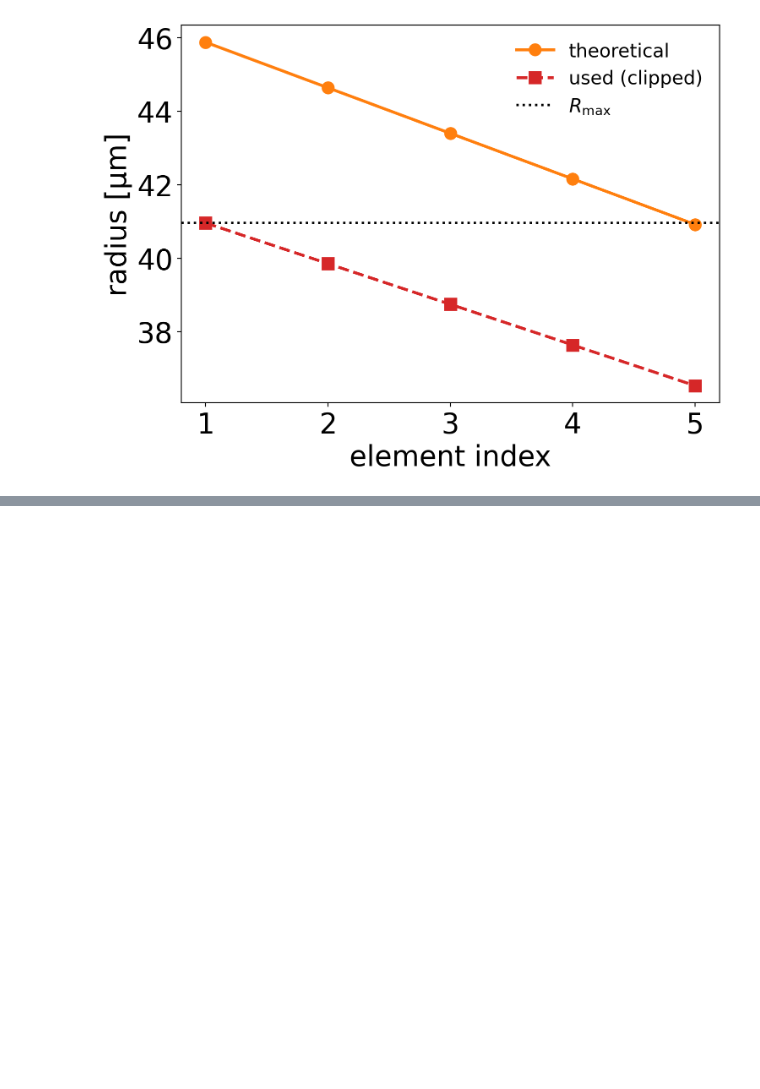
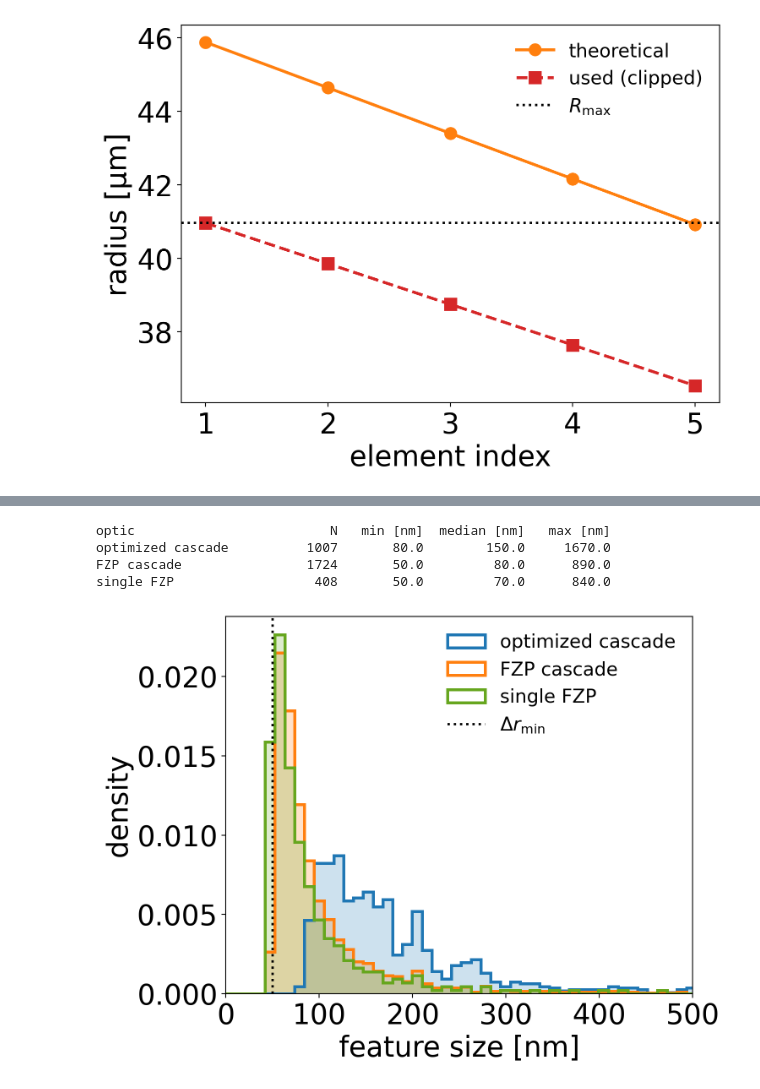
Before and after one commit to willmich2/xray_diff_cascades, a Jupyter notebook: notebooks/fzp_cascade_comparison.ipynb, the cells around one changed output, grey strips where cells are left out. Cells and saved outputs as stored; diff of their text form; code cells hidden in the pictures; blank space fills up the shorter version.

Commit message:
change min feature size

```diff
--- a/notebooks/fzp_cascade_comparison.ipynb
+++ b/notebooks/fzp_cascade_comparison.ipynb
@@ -173,0 +178,57 @@ fig.tight_layout()
+# %%
+from src.util import get_feature_sizes
+
+fzp_single = np.asarray(results["fzp_x"]).astype(float).reshape(-1)[:n_half]
+
+
+def feature_sizes_nm(profiles: np.ndarray) -> np.ndarray:
+    profiles = np.atleast_2d(np.asarray(profiles, dtype=int))
+    sizes_px = np.concatenate([get_feature_sizes(p) for p in profiles])
+    return sizes_px.astype(float) * dx * 1e9
+
+
+opt_sizes = feature_sizes_nm(opt_profiles)
+fzp_cascade_sizes = feature_sizes_nm(fzp_profiles)
+fzp_sizes = feature_sizes_nm(fzp_single)
+size_arrays = [opt_sizes, fzp_cascade_sizes, fzp_sizes]
+mfs_nm = float(params["min_feature_size"]) * 1e9
+
+print(f"{'optic':<22} {'N':>8} {'min [nm]':>10} {'median [nm]':>12} {'max [nm]':>10}")
+for label, sizes in zip(labels, size_arrays):
+    print(f"{label:<22} {sizes.size:8d} {sizes.min():10.1f} {np.median(sizes):12.1f} {sizes.max():10.1f}")
+
+bin_max = max(float(s.max()) for s in size_arrays)
+bins = np.linspace(0.0, bin_max, 160)
+
+fig, ax = plt.subplots(figsize=(8, 6))
+for sizes, label, color in zip(size_arrays, labels, colors):
+    ax.hist(
+        sizes,
+        bins=bins,
+        density=True,
+        histtype="stepfilled",
+        alpha=0.22,
+        color=color,
+        linewidth=0,
+    )
+    ax.hist(
+        sizes,
+        bins=bins,
+        density=True,
+        histtype="step",
+        linewidth=2.5,
+        color=color,
+        label=label,
+    )
+ax.axvline(mfs_nm, color="k", linestyle=":", linewidth=2, label=r"$\Delta r_{\min}$")
+ax.set_xlabel("feature size [nm]")
+ax.set_ylabel("density")
+ax.set_xlim(0, 500)
+ax.legend(fontsize=16, frameon=False)
+fig.tight_layout()
+# %% [output]
+optic                         N   min [nm]  median [nm]   max [nm]
+optimized cascade          1007       80.0        150.0     1670.0
+FZP cascade                1724       50.0         80.0      890.0
+single FZP                  408       50.0         70.0      840.0
+[figure, added]
```
Also changed, not shown: parts of 4 cells of this notebook, 4 other files.
